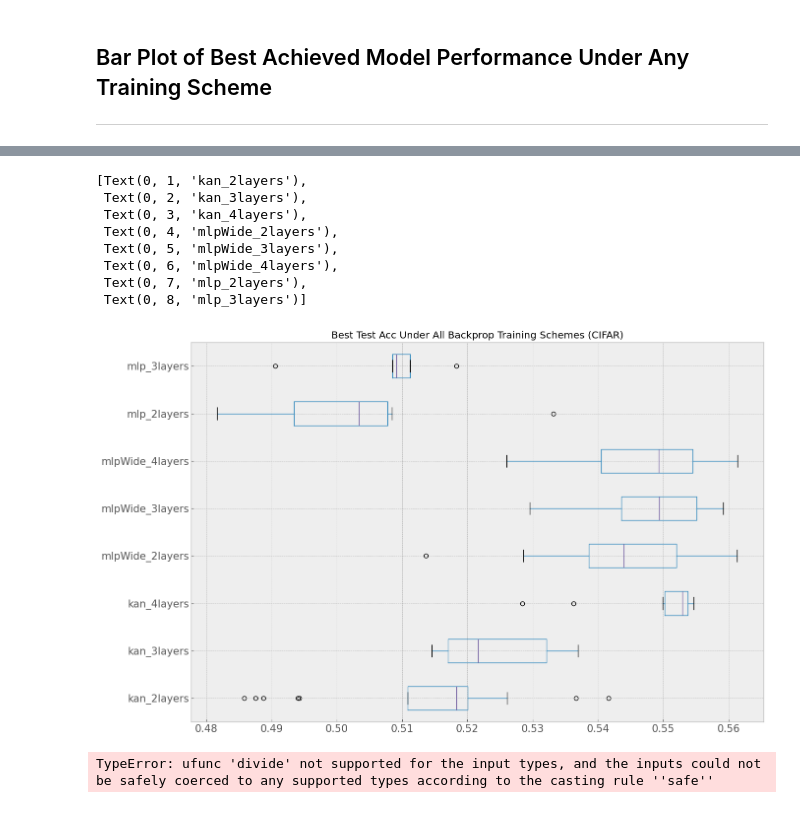
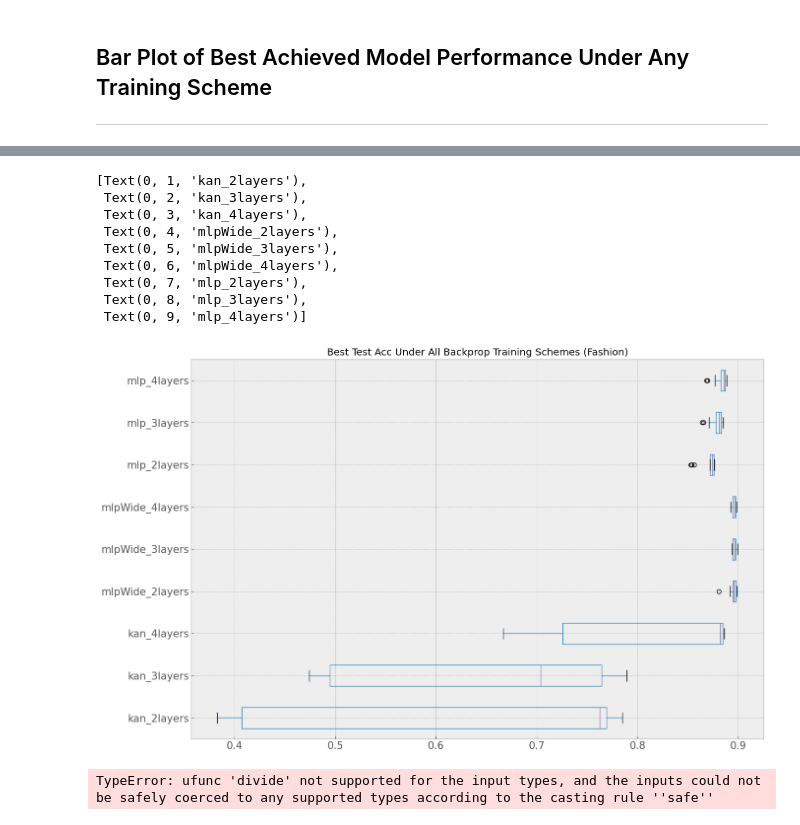
Before and after one commit to ShairozS/HSIC_Bottleneck-Pytorch, a Jupyter notebook: Outputs/results_analysis.ipynb, the cells around one changed output, grey strips where cells are left out. Cells and saved outputs as stored; diff of their text form; code cells hidden in the pictures.

```diff
--- a/Outputs/results_analysis.ipynb
+++ b/Outputs/results_analysis.ipynb
@@ -157,33 +154,34 @@ ImportError: cannot import name 'DILL_AVAILABLE' from 'torch.utils.data.datapipe
 # %%
-DATASET = 'CIFAR'
+DATASET = 'Fashion'
 zs = df[df.Dataset == DATASET]
 zs = zs.groupby("ModelType", group_keys=True)[['Best_test']]
 
 
 def tick_tfm(lab, zs):
         return(lab + " [" + str(np.max(zs[zs.ModelType == lab].Num_parameters))) + "]"
 
 zs.boxplot(figsize = (15,10), fontsize = 15,  subplots = 0, vert=False)
 #plt.yticks(rotation = 90)
 plt.title("Best Test Acc Under All Backprop Training Schemes (" + DATASET + ")")
 #maxperf = np.max(zs.max())
 #minperf = np.min(zs.min())
 #plt.ylim(minperf - 0.01, np.min([1.0, maxperf + 0.05]))
 ax = plt.gca()
 labels = [item.get_text() for item in ax.get_yticklabels()]
 labels = [l.split(",")[0].replace("(","") for l in labels]
 #labels = [tick_tfm(x, df[df.Dataset == 'CIFAR']) for x in labels]
 ax.set_yticklabels(labels)
 # %% [output]
 [Text(0, 1, 'kan_2layers'),
  Text(0, 2, 'kan_3layers'),
  Text(0, 3, 'kan_4layers'),
  Text(0, 4, 'mlpWide_2layers'),
  Text(0, 5, 'mlpWide_3layers'),
  Text(0, 6, 'mlpWide_4layers'),
  Text(0, 7, 'mlp_2layers'),
- Text(0, 8, 'mlp_3layers')]
+ Text(0, 8, 'mlp_3layers'),
+ Text(0, 9, 'mlp_4layers')]
-[figure, old version]
+[figure, new version]
 # %%
 zs = df.groupby("ModelType", group_keys=True)[['Best_test']].max()
 
```
Also changed, not shown: parts of 5 cells of this notebook, 3 other files.
